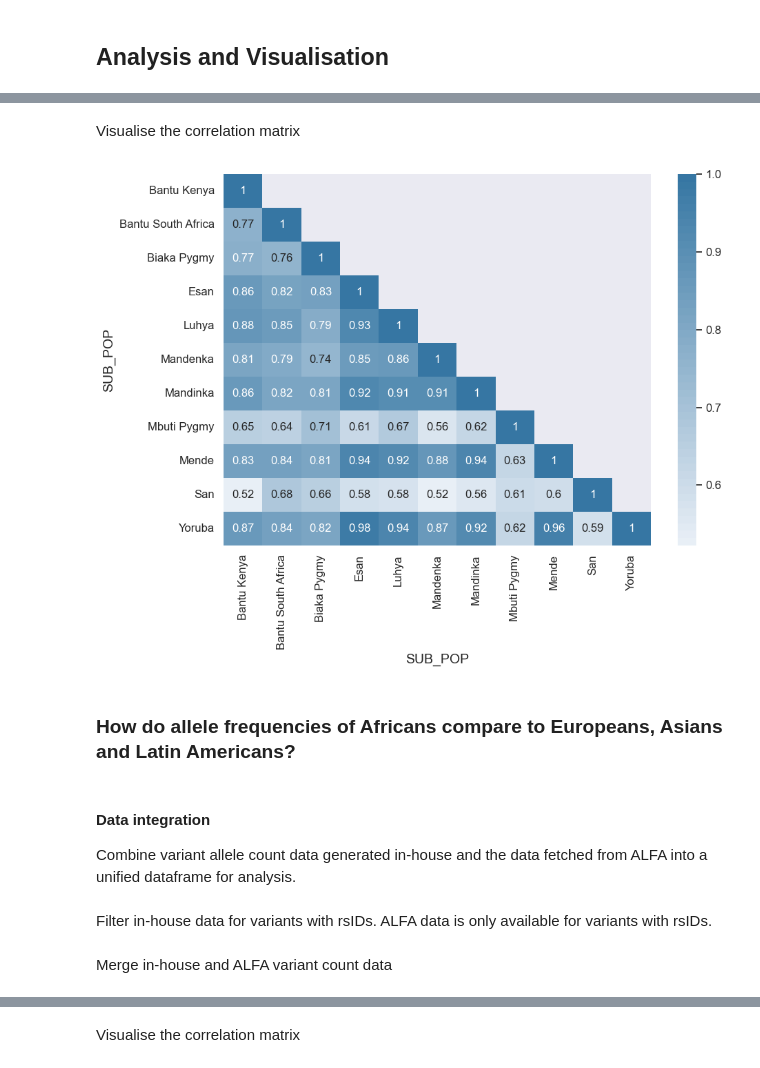
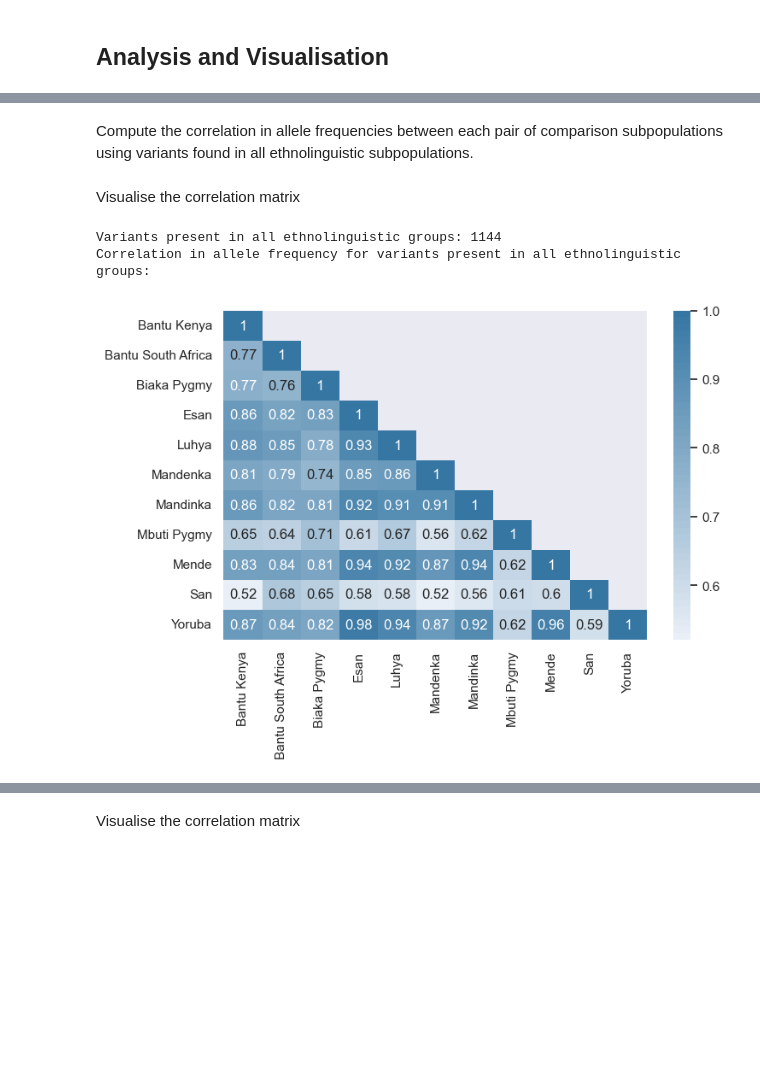
Before and after one commit to MeganHolborn/Genetic_data_analysis, a Jupyter notebook: Notebooks/3-Analysis/5-Variant_frequency_comparisons.ipynb, the cells around one changed output, grey strips where cells are left out. Drawn from its saved outputs; the diff is of its cells as text; code cells hidden in the pictures; blank space fills up the shorter version.

```diff
--- a/Notebooks/3-Analysis/5-Variant_frequency_comparisons.ipynb
+++ b/Notebooks/3-Analysis/5-Variant_frequency_comparisons.ipynb
@@ -57,7 +82,7 @@ ih_data = pd.read_csv(
         PROJECT_ROOT,
         "Data",
         "Processed",
-        "IH_allele_counts_fishers.csv",
+        "IH_allele_counts.csv",
     )
 )
 
@@ -225,46 +135,54 @@ frequency_correlation_matrix
+# %% [markdown]
+Compute the correlation in allele frequencies between each pair of comparison subpopulations using variants found in all ethnolinguistic subpopulations.
+# %%
+# Transform the data into a suitable format for analysis
+ih_data_subpop_pivot = ih_data.pivot_table(index=['ID'], columns=['SUB_POP'], values='IH_AF')
+
+# Remove variants that are absent from one or more ethnolinguistic groups.
+ih_data_subpop_filtered = ih_data_subpop_pivot.replace(0, np.NaN)
+ih_data_subpop_filtered = ih_data_subpop_filtered.dropna()
+
+# Define comparison populations
+populations = ["Bantu Kenya", "Bantu South Africa", "Biaka Pygmy", "Esan", "Luhya", "Mandenka", "Mandinka", "Mbuti Pygmy", "Mende", "San", "Yoruba"]
+
+# Calculate allele frequency correlations
+comparison_frequencies = np.log10(ih_data_subpop_filtered[populations])
+frequency_correlation_matrix = comparison_frequencies.corr()
 # %% [markdown]
 Visualise the correlation matrix
-# %%
-sns.set(rc={"figure.figsize": (8, 10)})  # set plot size
-
-plt.rc("font", size=constants.MEDIUM_FONT)  # controls default text sizes
-plt.rc("axes", titlesize=constants.MEDIUM_FONT)  # fontsize of the axes title
-plt.rc("axes", labelsize=constants.BIGGER_FONT)  # fontsize of the x and y labels
-plt.rc("xtick", labelsize=constants.MEDIUM_FONT)  # fontsize of the tick labels
-plt.rc("ytick", labelsize=constants.MEDIUM_FONT)  # fontsize of the tick labels
-plt.rc("figure", titlesize=constants.BIGGER_FONT)  # fontsize of the figure title
 # %%
-# Create a mask to remove the upper half of the correlation matrix, as it is simply a reflection of the lower half of the matrix
+# Set figure size
+sns.set(rc={"figure.figsize": (8, 5)})
+
+# Create a mask to remove the upper half of the correlation matrix
 mask = np.triu(np.ones_like(frequency_correlation_matrix, dtype=bool))
 np.fill_diagonal(mask, False)
 
-# Create a custom color palette
-
+# Create a custom gradient color palette
 pos = [0.0,1.0]
-
 colors=['#ECF1F8','#3274A1']
-
 cmap = LinearSegmentedColormap.from_list("", list(zip(pos, colors)))
 register_cmap("c_cmap8", cmap)
-
 palette= sns.color_palette("c_cmap8",n_colors=50)
 
 # Construct a heatmap to visualise the correlation matrix. Apply the mask.
 sns.heatmap(frequency_correlation_matrix, annot=True, mask=mask, cmap=palette)
 
+# Set labels
+plt.xlabel(None)
+plt.ylabel(None)
+
+# Save figure
 plt.savefig(
-    "..\Results\Figures\Variant_frequency_correlation_plot_ethnolinguistic_comparison.png",
+    "..\Results\Figures\5a-Variant_frequency_correlation_plot_ethnolinguistic_comparison.png",
     dpi=1200,
     bbox_inches="tight",
 )
 
+print(f"Variants present in all ethnolinguistic groups: {ih_data_subpop_filtered.reset_index().ID.nunique()}")
+print(f"Correlation in allele frequency for variants present in all ethnolinguistic groups:")
 plt.show()
 # %% [output]
+Variants present in all ethnolinguistic groups: 1144
+Correlation in allele frequency for variants present in all ethnolinguistic groups:
-[figure, old version]
+[figure, new version]
-# %% [markdown]
-### How do allele frequencies of Africans compare to Europeans, Asians and Latin Americans?
-# %% [markdown]
-#### Data integration
-Combine variant allele count data generated in-house and the data fetched from ALFA into a unified dataframe for analysis.
-# %% [markdown]
-Filter in-house data for variants with rsIDs. ALFA data is only available for variants with rsIDs.
@@ -273,2 +188,0 @@ ih_data_rsids = ih_data[ih_data.VAR_NAME.str.contains("rs")]
-# %% [markdown]
-Merge in-house and ALFA variant count data
```
Also changed, not shown: parts of 133 cells of this notebook, 3 other files.
